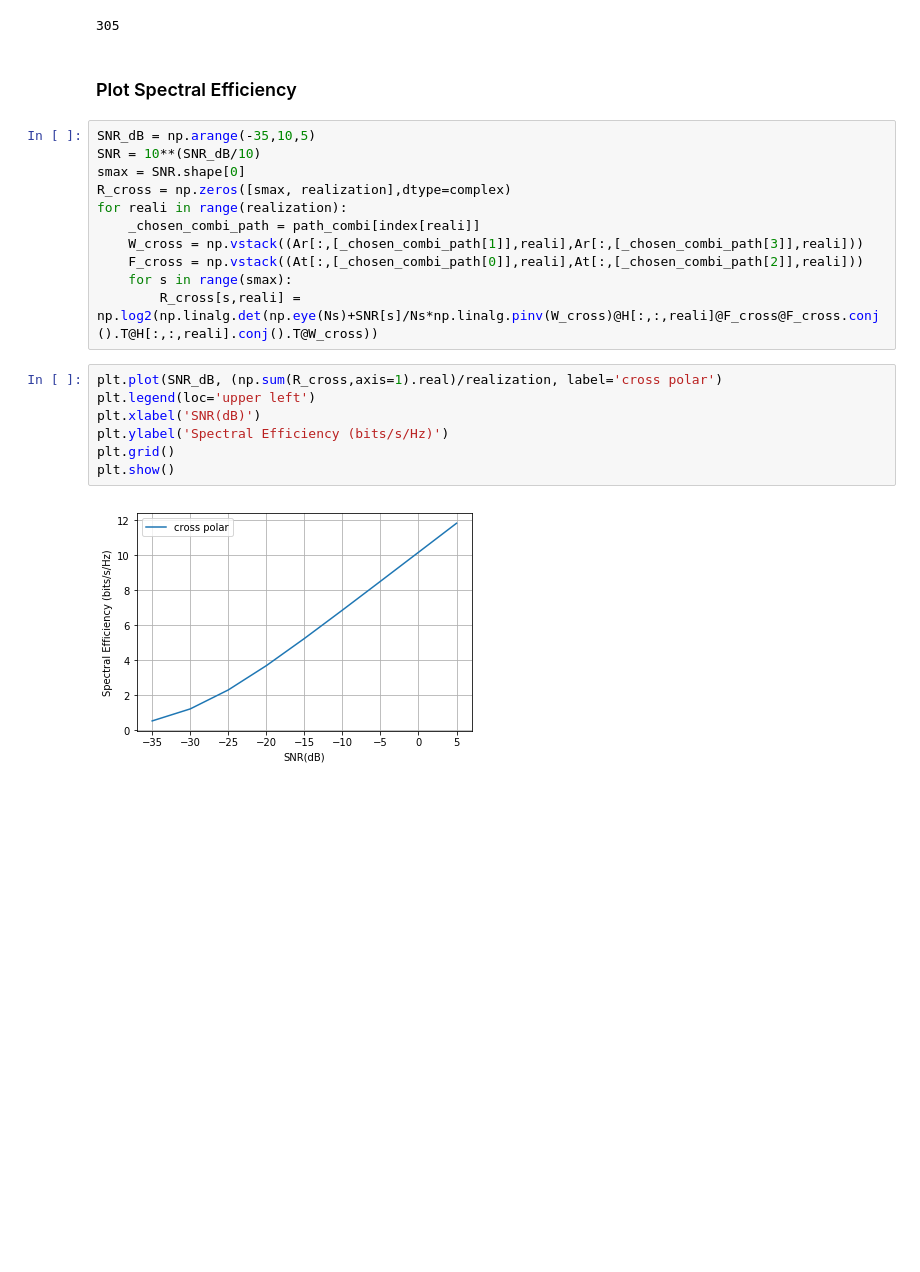
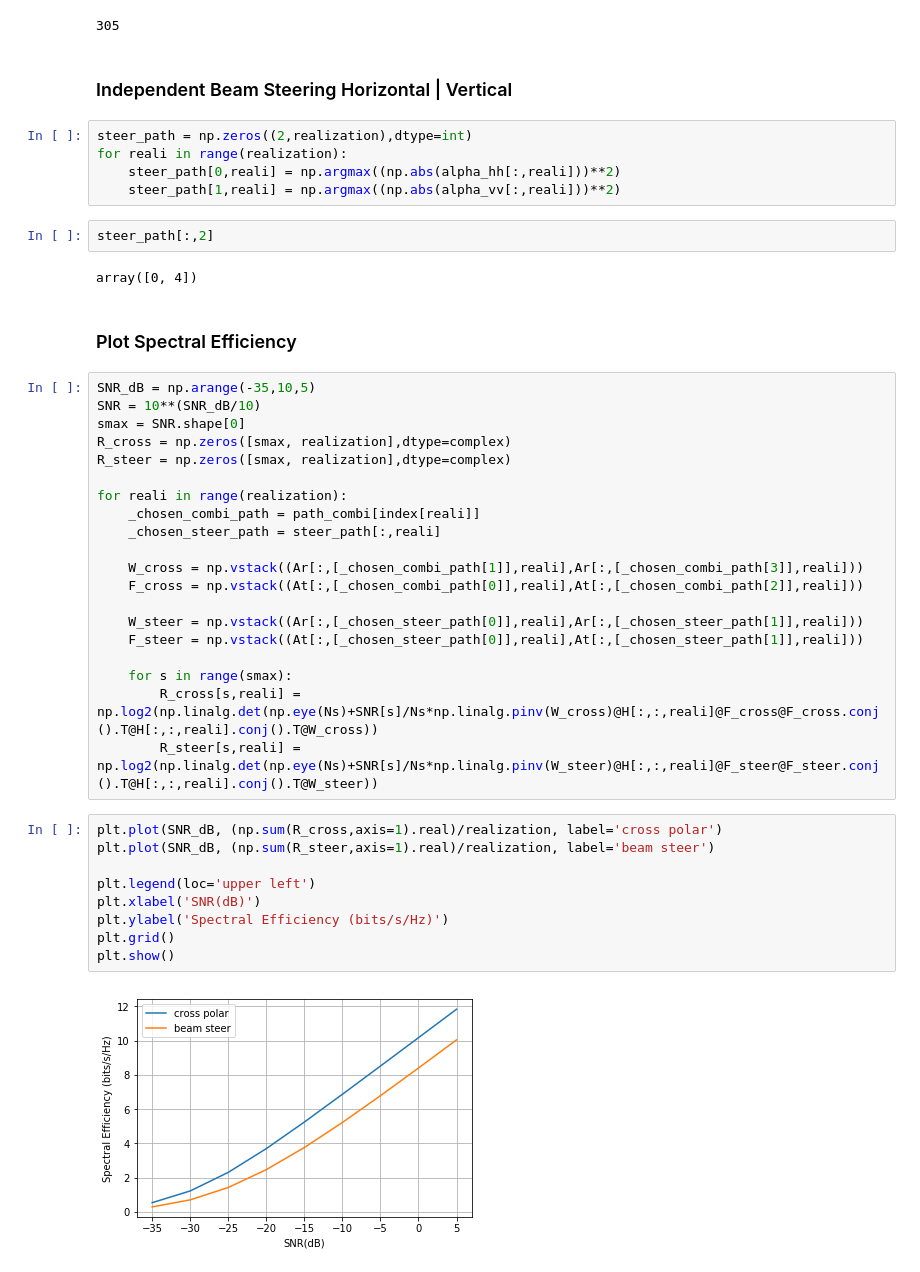
Before and after one commit to dienhoa/hybrid_beamforming_notebook, a Jupyter notebook: Dual Polarized Channel.ipynb, the cells around one changed output. Saved outputs shown, nothing was run; the diff lists cells and outputs as text; blank space fills up the shorter version.

Commit message:
steering beamforming

```diff
--- a/Dual Polarized Channel.ipynb
+++ b/Dual Polarized Channel.ipynb
@@ -207,6 +223,17 @@ diff_clus_index_in = np.isin(index, diff_clus_index)
 print(sum(diff_clus_index_in))
 # %% [output]
 305
+# %% [markdown]
+### Independent Beam Steering Horizontal | Vertical
+# %%
+steer_path = np.zeros((2,realization),dtype=int)
+for reali in range(realization):
+    steer_path[0,reali] = np.argmax((np.abs(alpha_hh[:,reali]))**2)
+    steer_path[1,reali] = np.argmax((np.abs(alpha_vv[:,reali]))**2)
+# %%
+steer_path[:,2]
+# %% [output]
+array([0, 4])
 # %% [markdown]
 ### Plot Spectral Efficiency
 # %%
@@ -214,18 +241,29 @@ SNR_dB = np.arange(-35,10,5)
 SNR = 10**(SNR_dB/10)
 smax = SNR.shape[0]
 R_cross = np.zeros([smax, realization],dtype=complex)
+R_steer = np.zeros([smax, realization],dtype=complex)
+
 for reali in range(realization):
     _chosen_combi_path = path_combi[index[reali]]
+    _chosen_steer_path = steer_path[:,reali]
+
     W_cross = np.vstack((Ar[:,[_chosen_combi_path[1]],reali],Ar[:,[_chosen_combi_path[3]],reali]))
     F_cross = np.vstack((At[:,[_chosen_combi_path[0]],reali],At[:,[_chosen_combi_path[2]],reali]))
+
+    W_steer = np.vstack((Ar[:,[_chosen_steer_path[0]],reali],Ar[:,[_chosen_steer_path[1]],reali]))
+    F_steer = np.vstack((At[:,[_chosen_steer_path[0]],reali],At[:,[_chosen_steer_path[1]],reali]))
+
     for s in range(smax):
         R_cross[s,reali] = np.log2(np.linalg.det(np.eye(Ns)+SNR[s]/Ns*np.linalg.pinv(W_cross)@H[:,:,reali]@F_cross@F_cross.conj().T@H[:,:,reali].conj().T@W_cross))
+        R_steer[s,reali] = np.log2(np.linalg.det(np.eye(Ns)+SNR[s]/Ns*np.linalg.pinv(W_steer)@H[:,:,reali]@F_steer@F_steer.conj().T@H[:,:,reali].conj().T@W_steer))
 # %%
 plt.plot(SNR_dB, (np.sum(R_cross,axis=1).real)/realization, label='cross polar')
+plt.plot(SNR_dB, (np.sum(R_steer,axis=1).real)/realization, label='beam steer')
+
 plt.legend(loc='upper left')
 plt.xlabel('SNR(dB)')
 plt.ylabel('Spectral Efficiency (bits/s/Hz)')
 plt.grid()
 plt.show()
 # %% [output]
-[figure, old version]
+[figure, new version]
```
Also changed, not shown: parts of 2 cells of this notebook.
